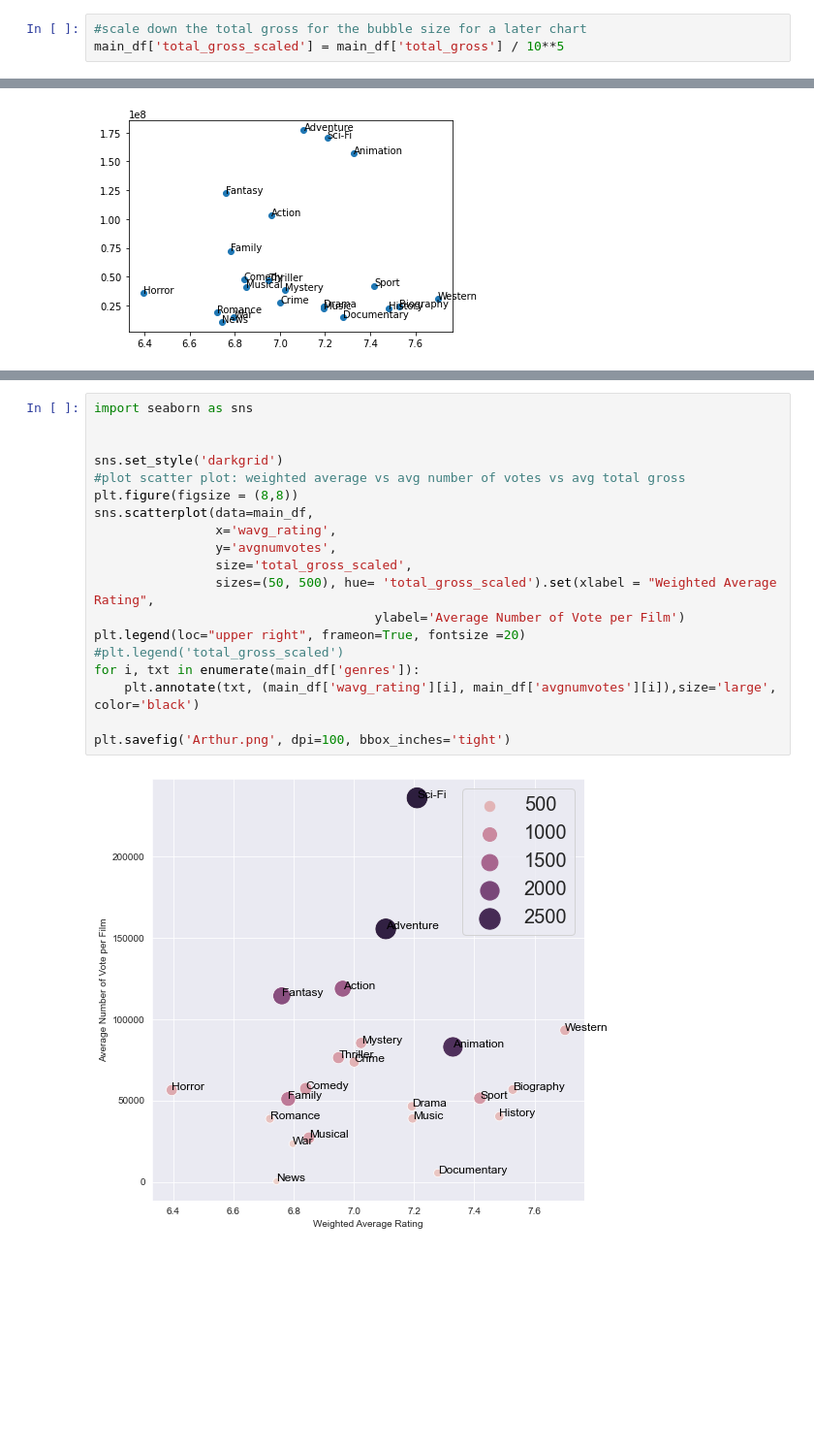
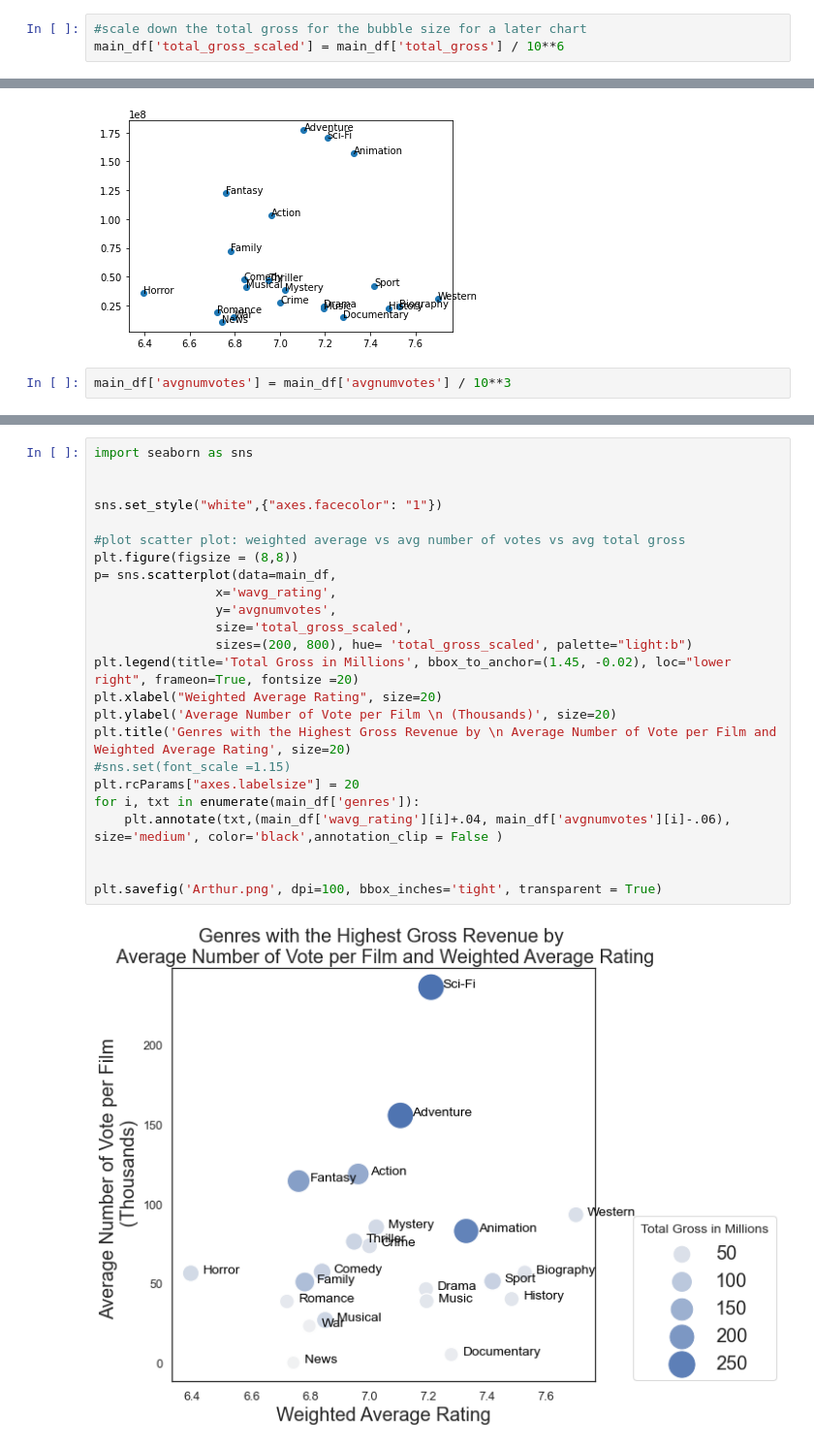
Before and after one commit to iansharff/microsoft_movies, a Jupyter notebook: individuals/arthur/genre_counts_gross.ipynb, the cells around one changed output, grey strips where cells are left out. Shown: that part at 97% size. Cells and saved outputs as stored; diff of their text form; blank space fills up the shorter version.

Commit message:
plot update

```diff
--- a/individuals/arthur/genre_counts_gross.ipynb
+++ b/individuals/arthur/genre_counts_gross.ipynb
@@ -281,7 +281,7 @@ main_df.head()
 main_df['wavg_rating'] = main_df['avgrating_x_numvotes'] / main_df['numvotes']
 # %%
 #scale down the total gross for the bubble size for a later chart
-main_df['total_gross_scaled'] = main_df['total_gross'] / 10**5
+main_df['total_gross_scaled'] = main_df['total_gross'] / 10**6
 # %%
 main_df.head()
 # %% [output]
@@ -319,6 +319,8 @@ for i, txt in enumerate(main_df['genres']):
     ax.annotate(txt, (main_df['wavg_rating'][i], main_df['foreign_gross'][i]))
 # %% [output]
 [figure]
+# %%
+main_df['avgnumvotes'] = main_df['avgnumvotes'] / 10**3
 # %%
 cd images
 # %% [output]
@@ -326,21 +328,26 @@ cd images
 # %%
 import seaborn as sns
 
 
-sns.set_style('darkgrid')
+sns.set_style("white",{"axes.facecolor": "1"})
+
 #plot scatter plot: weighted average vs avg number of votes vs avg total gross
 plt.figure(figsize = (8,8))
-sns.scatterplot(data=main_df,
+p= sns.scatterplot(data=main_df,
                 x='wavg_rating',
                 y='avgnumvotes',
                 size='total_gross_scaled',
-                sizes=(50, 500), hue= 'total_gross_scaled').set(xlabel = "Weighted Average Rating",
-                                     ylabel='Average Number of Vote per Film')
-plt.legend(loc="upper right", frameon=True, fontsize =20)
-#plt.legend('total_gross_scaled')
+                sizes=(200, 800), hue= 'total_gross_scaled', palette="light:b")
+plt.legend(title='Total Gross in Millions', bbox_to_anchor=(1.45, -0.02), loc="lower right", frameon=True, fontsize =20)
+plt.xlabel("Weighted Average Rating", size=20)
+plt.ylabel('Average Number of Vote per Film \n (Thousands)', size=20)
+plt.title('Genres with the Highest Gross Revenue by \n Average Number of Vote per Film and Weighted Average Rating', size=20)
+#sns.set(font_scale =1.15)
+plt.rcParams["axes.labelsize"] = 20
 for i, txt in enumerate(main_df['genres']):
-    plt.annotate(txt, (main_df['wavg_rating'][i], main_df['avgnumvotes'][i]),size='large', color='black')
+    plt.annotate(txt,(main_df['wavg_rating'][i]+.04, main_df['avgnumvotes'][i]-.06), size='medium', color='black',annotation_clip = False )
 
-plt.savefig('Arthur.png', dpi=100, bbox_inches='tight')
+
+plt.savefig('Arthur.png', dpi=100, bbox_inches='tight', transparent = True)
 # %% [output]
-[figure, old version]
+[figure, new version]
```
Also changed, not shown: parts of 1 cell of this notebook, 4 other files.
